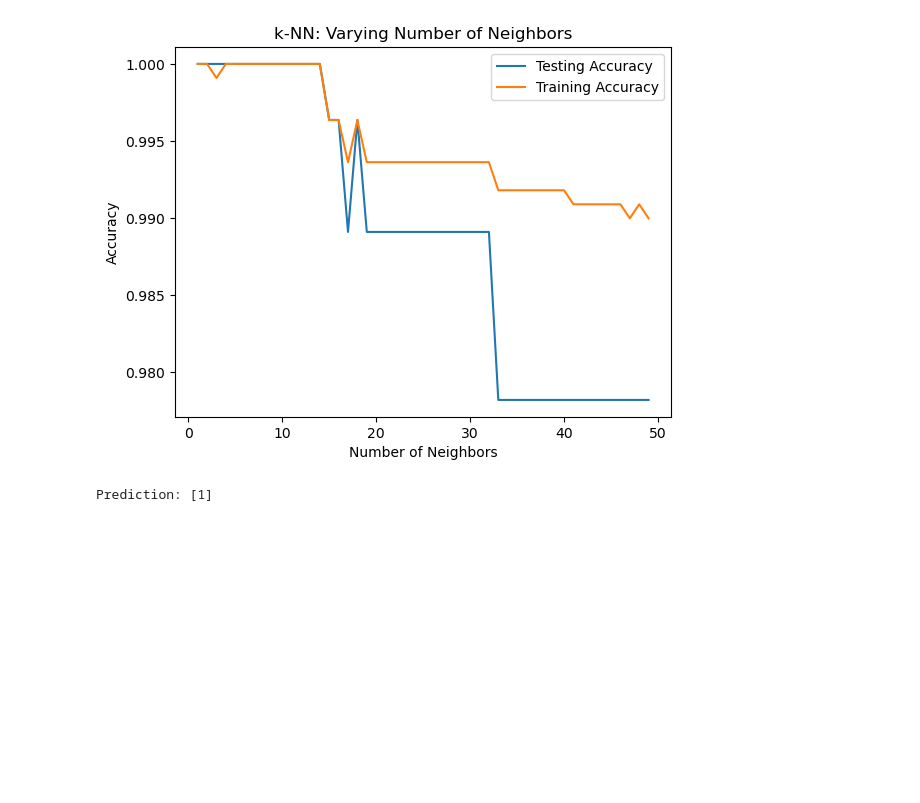
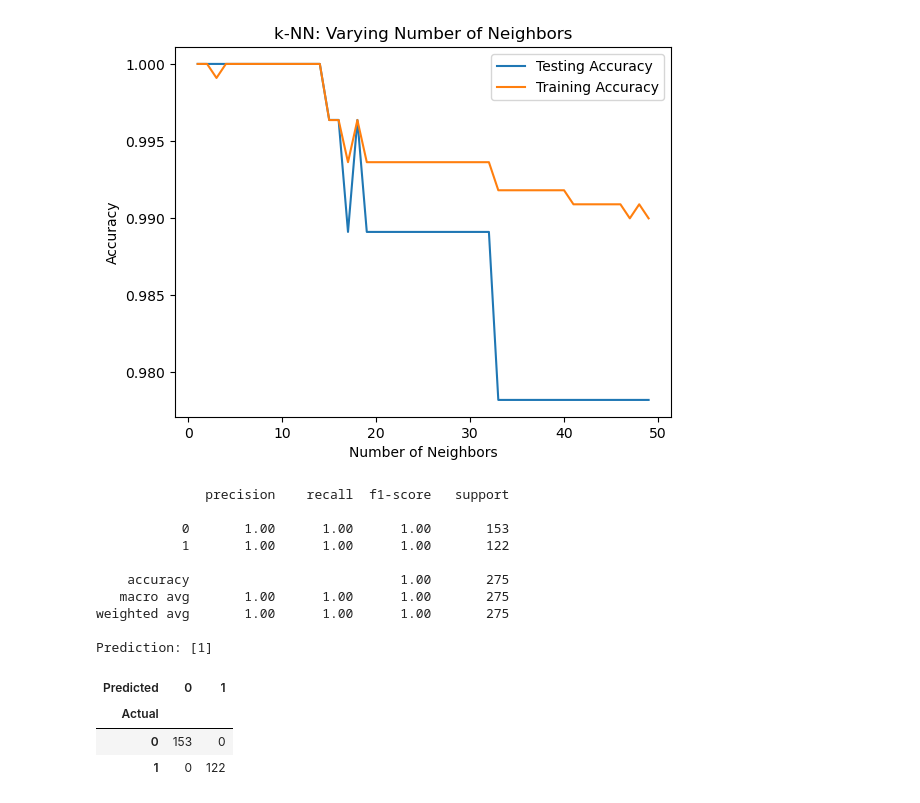
Before and after one commit to yungsnowx/215machinelearning, a Jupyter notebook: classification/class_banknote.ipynb, the cells around one changed output. Cells and saved outputs as stored; diff of their text form; code cells hidden in the pictures; blank space fills up the shorter version.

```diff
--- a/classification/class_banknote.ipynb
+++ b/classification/class_banknote.ipynb
@@ -98,16 +115,35 @@ plt.show()
 # %% [output]
 [figure]
 # %%
-knn = KNeighborsClassifier(n_neighbors=k)
+import sklearn.metrics as sm
+knn = KNeighborsClassifier(n_neighbors=5)
 
-# Fit the classifier to the training data
 knn.fit(X_train, y_train)
 
 y_pred = knn.predict(X_test)
 
 X_new = np.array([[-1.8439,-8.6475,7.6796,-0.66682]])
 
+
+print(sm.classification_report(y_test, y_pred))
+
+
+
 new_prediction = knn.predict(X_new)
 print("Prediction: {}".format(new_prediction))
+pd.crosstab(y_test, y_pred,rownames=['Actual'], colnames=['Predicted'])
 # %% [output]
+              precision    recall  f1-score   support
+
+           0       1.00      1.00      1.00       153
+           1       1.00      1.00      1.00       122
+
+    accuracy                           1.00       275
+   macro avg       1.00      1.00      1.00       275
+weighted avg       1.00      1.00      1.00       275
+
 Prediction: [1]
+| Predicted | 0 | 1 |
+| Actual |  |  |
+| 0 | 153 | 0 |
+| 1 | 0 | 122 |
```
Also changed, not shown: parts of 4 cells of this notebook, 4 other files.
